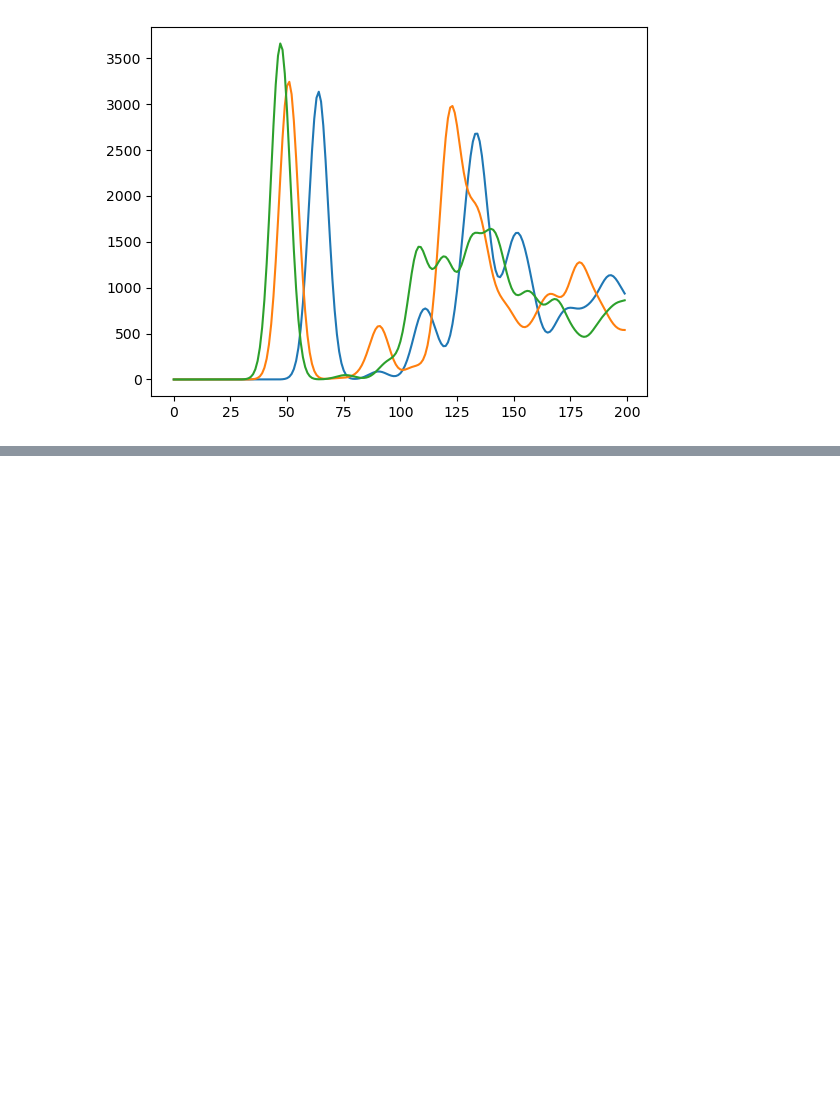
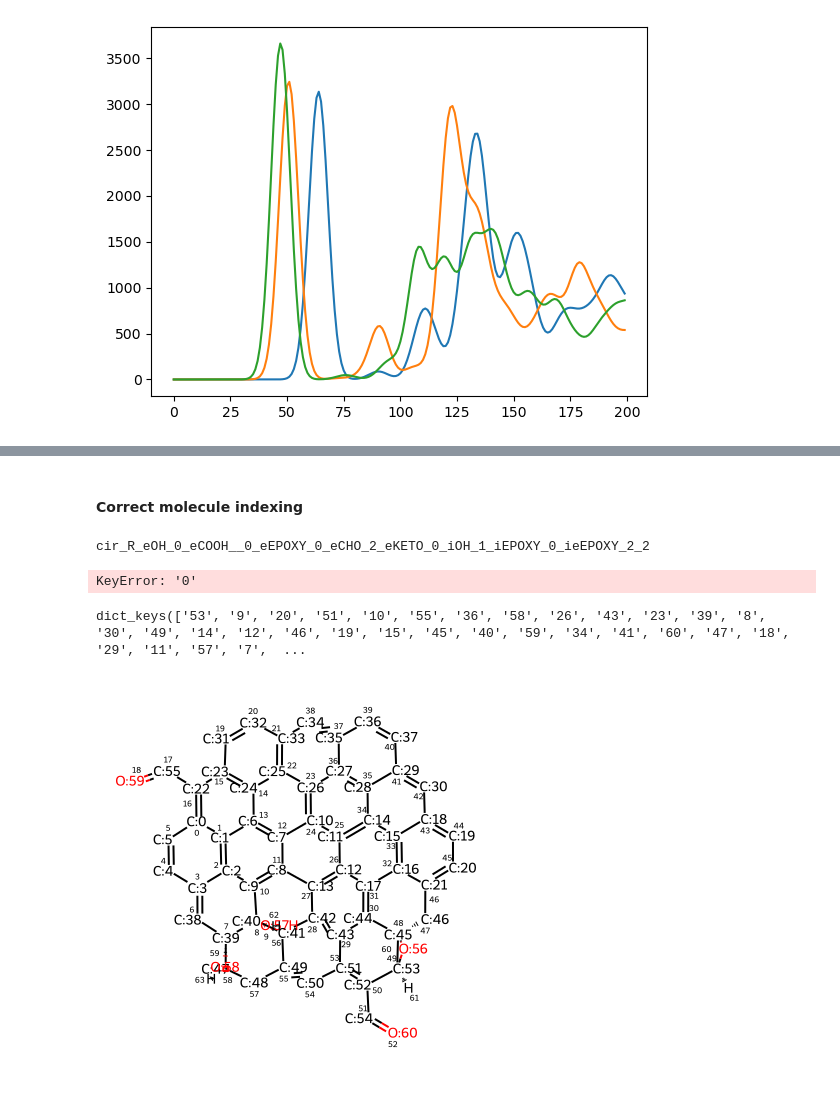
Before and after one commit to sam-j-hall/GO_molecule_GNN, a Jupyter notebook: view_data.ipynb, the cells around one changed output, grey strips where cells are left out. Saved outputs shown, nothing was run; the diff lists cells and outputs as text; code cells hidden in the pictures; blank space fills up the shorter version.

```diff
--- a/view_data.ipynb
+++ b/view_data.ipynb
@@ -501,0 +804,2 @@ show(grid)
+# %% [markdown]
+#### Correct molecule indexing
@@ -501,0 +808,46 @@ show(grid)
+# %%
+# Loop over all the molecule
+for name in ids:
+    print(name)
+    # Create a dictionary for each molecule
+    new_dict[name] = {}
+    # Use RDKit to read the SMILES and create a mol variable
+    mol = Chem.MolFromSmiles(dict[0][name])
+    # Create a temporary dictionary to contain the atomMapNumbers
+    map_num = {}
+    # Loop over all atoms in molecule
+    for atom in mol.GetAtoms():
+        # Create dictionary linking mapnumber to atom data
+        map_num[atom.GetAtomMapNum()] = atom
+    # Sort the dictioanry in numerical order
+    sort_map = sorted(map_num)
+    # Create variable to count the number of oxygens
+    o_count = 0
+    # Loop over all atoms in the molecule with respect to the MapNumber
+    for num in sort_map:
+        # If the atom is an oxygen, count 1
+        if map_num[num].GetAtomicNum() == 8:
+            o_count += 1
+        # If the atom is a carbon
+        elif map_num[num].GetAtomicNum() == 6:
+            # Get the RDkit atom index
+            rd_idx = map_num[num].GetIdx()
+            # Get index of spectra in the dictionary
+            # by taking into account any oxygens
+            new_map = num - o_count
+        # Get the spectrum data
+        spec = dict[1][name][str(new_map)]
+        # Add spectrum to new dictionary with RDKit index
+        new_dict[name][str(rd_idx)] = spec
+# %% [output]
+cir_R_eOH_0_eCOOH__0_eEPOXY_0_eCHO_2_eKETO_0_iOH_1_iEPOXY_0_ieEPOXY_2_2
+KeyError: '0'
+# %%
+dict[1]['cir_R_eOH_0_eCOOH__0_eEPOXY_0_eCHO_2_eKETO_0_iOH_1_iEPOXY_0_ieEPOXY_2_2'].keys()
+# %% [output]
+dict_keys(['53', '9', '20', '51', '10', '55', '36', '58', '26', '43', '23', '39', '8', '30', '49', '14', '12', '46', '19', '15', '45', '40', '59', '34', '41', '60', '47', '18', '29', '11', '57', '7',  ...
+# %%
+mol = Chem.MolFromSmiles(dict[0]['cir_R_eOH_0_eCOOH__0_eEPOXY_0_eCHO_2_eKETO_0_iOH_1_iEPOXY_0_ieEPOXY_2_2'])
+mol
+# %% [output]
+[figure, added]
```
Also changed, not shown: parts of 21 cells of this notebook, 12 other files.
